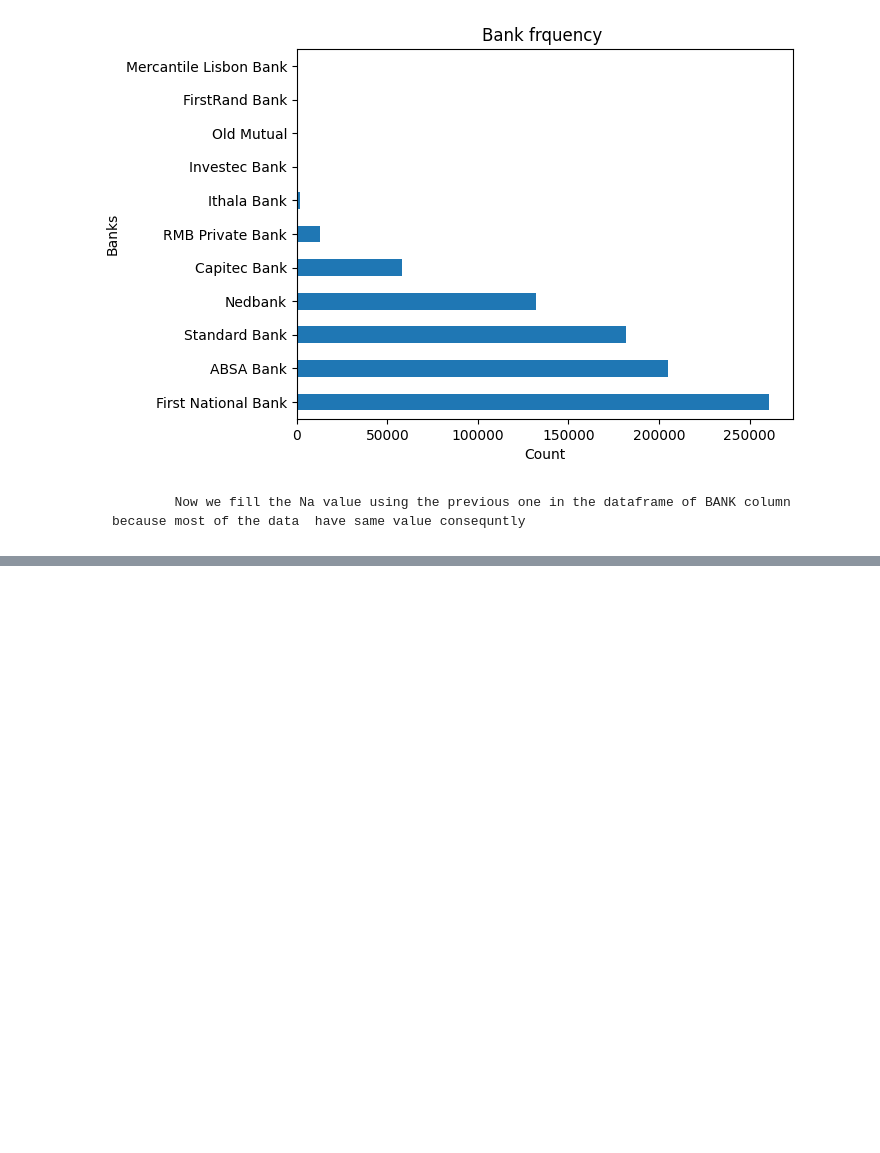
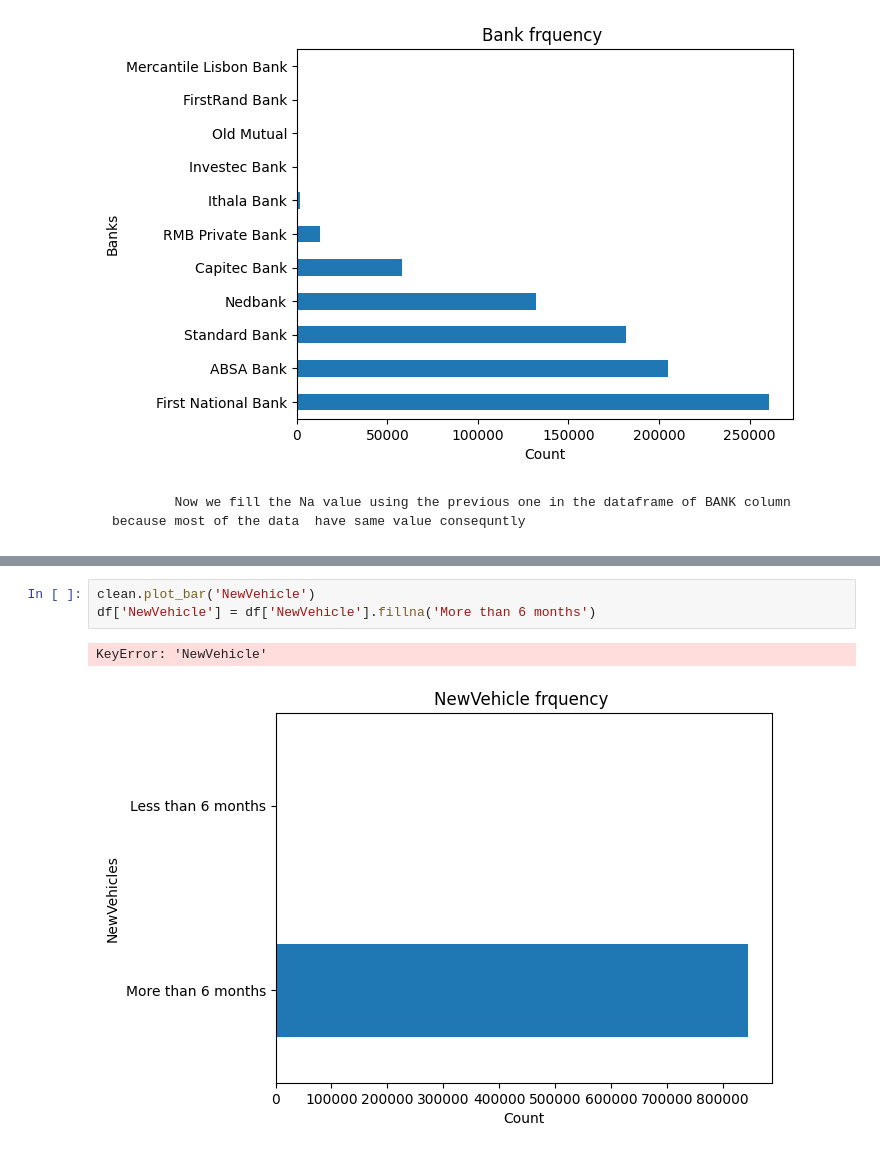
Before and after one commit to Tesfahun03/Insurance-Risk-Car-Insurance-Risk-Modeling, a Jupyter notebook: notebooks/main.ipynb, the cells around one changed output, grey strips where cells are left out. Cells and saved outputs as stored; diff of their text form; blank space fills up the shorter version.

```diff
--- a/notebooks/main.ipynb
+++ b/notebooks/main.ipynb
@@ -75,0 +84,6 @@ TypeError: 'NoneType' object is not subscriptable
+# %%
+clean.plot_bar('NewVehicle')
+df['NewVehicle'] = df['NewVehicle'].fillna('More than 6 months')
+# %% [output]
+KeyError: 'NewVehicle'
+[figure, added]
```
Also changed, not shown: parts of 9 cells of this notebook, 2 other files.
